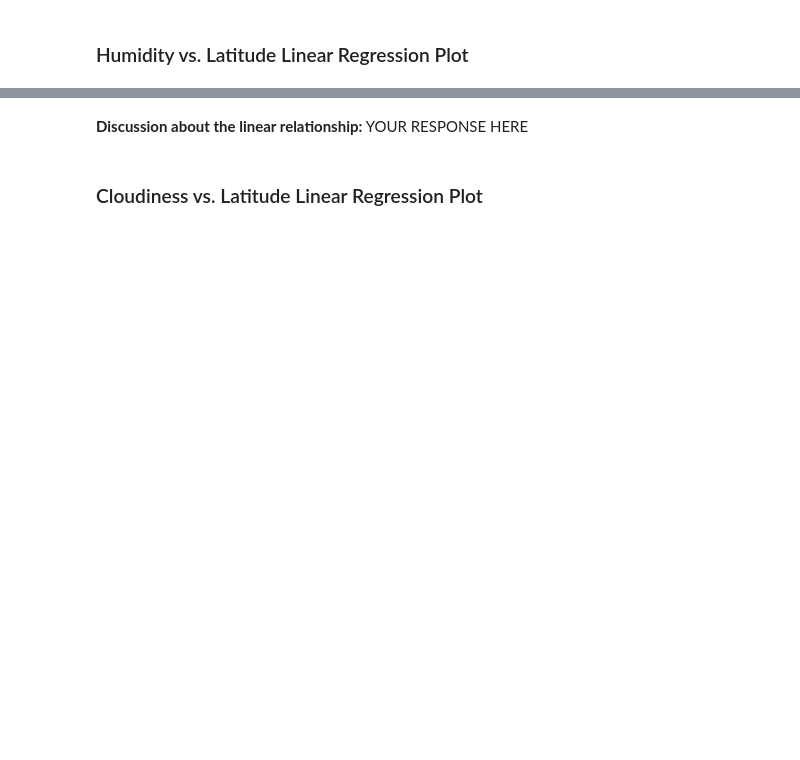
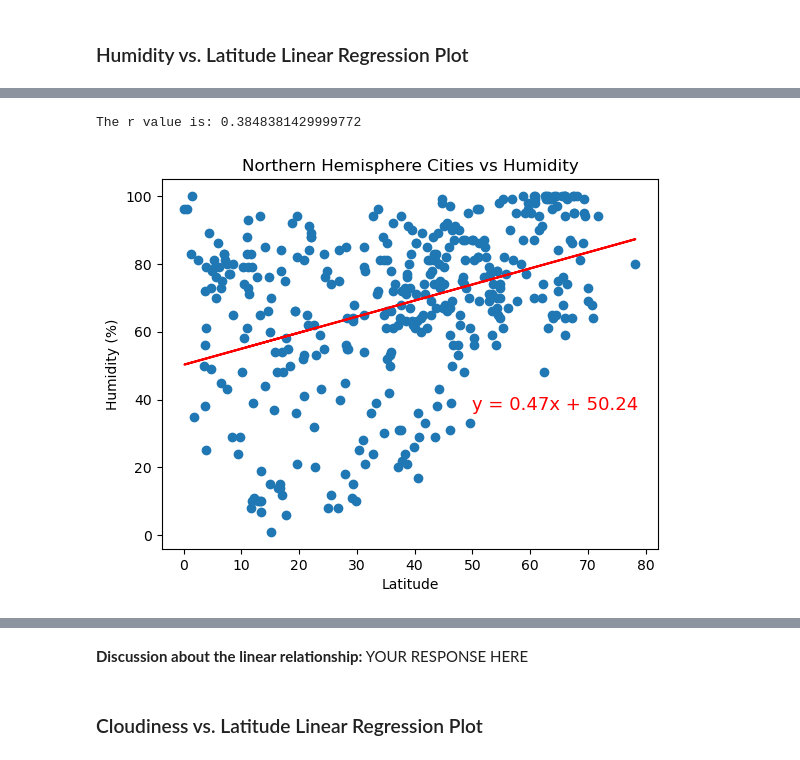
Before and after one commit to jacktemme/python-api-challenge, a Jupyter notebook: WeatherPy.ipynb, the cells around one changed output, grey strips where cells are left out. Cells and saved outputs as stored; diff of their text form; code cells hidden in the pictures; blank space fills up the shorter version.

```diff
--- a/WeatherPy.ipynb
+++ b/WeatherPy.ipynb
@@ -357,0 +370,16 @@ The r-value is: 0.0002808747046324607
+# %%
+# Northern Hemisphere
+x = northern_hemi_df['Lat']
+y = northern_hemi_df['Humidity']
+regress_values, line_fit, rvalue = regress(x, y)
+print(f"The r value is: {rvalue}")
+plt.scatter(x,y)
+plt.plot(x, regress_values, color = "red")
+plt.annotate(line_fit, xy = (50,37), fontsize = 13, color = "red")
+plt.xlabel("Latitude")
+plt.ylabel("Humidity (%)")
+plt.title("Northern Hemisphere Cities vs Humidity")
+plt.show()
+# %% [output]
+The r value is: 0.3848381429999772
+[figure, added]
```
Also changed, not shown: parts of 21 cells of this notebook.
